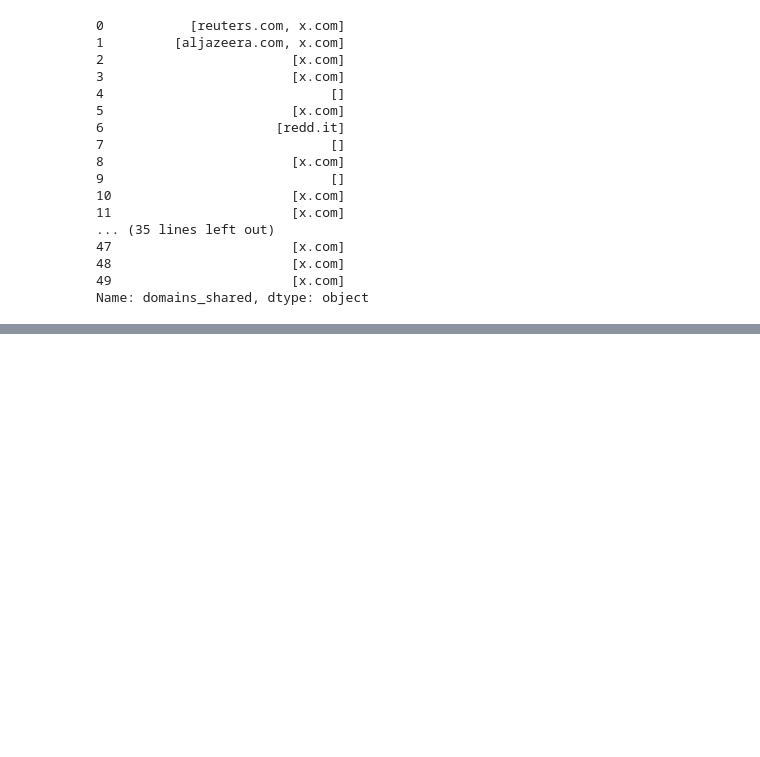
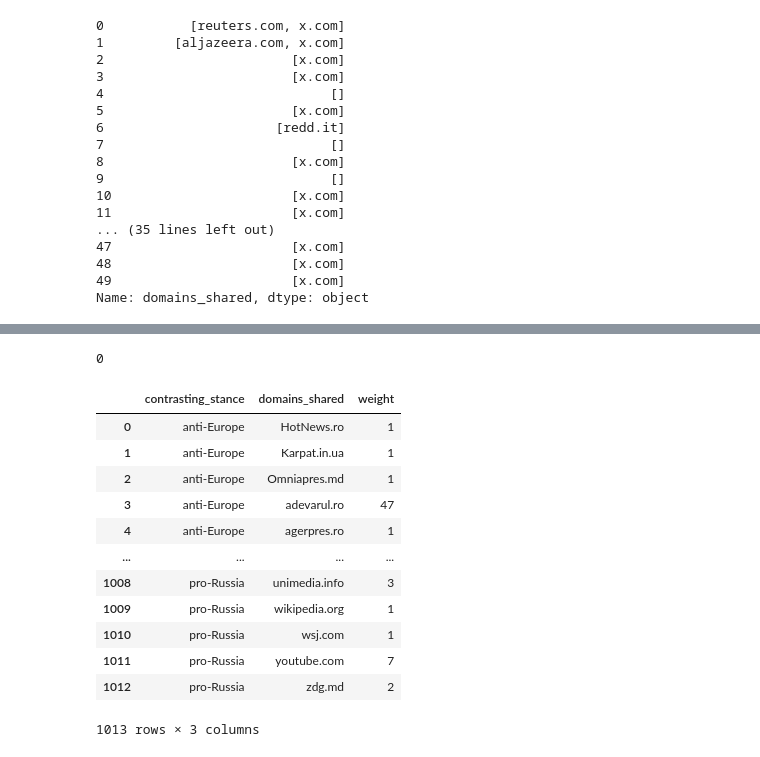
Before and after one commit to edgeslab/moldova-elections, a Jupyter notebook: analysis_OSMAN.ipynb, the cells around one changed output, grey strips where cells are left out. Saved outputs shown, nothing was run; the diff lists cells and outputs as text; code cells hidden in the pictures; blank space fills up the shorter version.

```diff
--- a/analysis_OSMAN.ipynb
+++ b/analysis_OSMAN.ipynb
@@ -4558,0 +4731,22 @@ Name: domains_shared, dtype: object
+# %%
+def getContrastingStances(row):
+    stances = []
+    if row['pro-Russia'] == 'yes':
+        stances.append('pro-Russia')
+    if row['anti-Russia'] == 'yes':
+        stances.append('anti-Russia')
+
+    if row['pro-Europe'] == 'yes':
+        stances.append('pro-Europe')
+    if row['anti-Europe'] == 'yes':
+        stances.append('anti-Europe')
+
+    if not stances:
+        return 'neutral'
+    elif len(stances) == 1:
+        return stances[0]
+    else:
+        return ' & '.join(sorted(stances))
+# %%
+# apply to each row
+df_exploded['contrasting_stance'] = df_exploded.apply(getContrastingStances, axis=1)
@@ -4558,0 +4774,34 @@ Name: domains_shared, dtype: object
+# %%
+contasting_stances_df = df_exploded[df_exploded['contrasting_stance'] != 'neutral'].copy()
+# %%
+#contasting_stances_df['contrasting_stance'].value_counts()
+
+# Why doing groupby?
+
+#you’re guaranteed one—and only one—row for each (contrasting_stance, domains_shared) pair. In other words:
+#No duplicate pairs: each combination of stance and domain appears once, with its aggregated count in weight.
+#Unique indices: mapping those stances → row-indices and domains → col-indices will give you a one-to-one mapping from each table row to a unique (row, col, weight) triplet.
+stance_domain_table = contasting_stances_df.groupby(['contrasting_stance', 'domains_shared']).size().reset_index(name='weight')
+
+# how many have weight = 0?
+count_zero_weights = stance_domain_table[stance_domain_table['weight'] == 0]['weight'].count()
+
+count_zero_weights
+# %% [output]
+0
+# %%
+stance_domain_table
+# %% [output]
+|  | contrasting_stance | domains_shared | weight |
+| 0 | anti-Europe | HotNews.ro | 1 |
+| 1 | anti-Europe | Karpat.in.ua | 1 |
+| 2 | anti-Europe | Omniapres.md | 1 |
+| 3 | anti-Europe | adevarul.ro | 47 |
+| 4 | anti-Europe | agerpres.ro | 1 |
+| ... | ... | ... | ... |
+| 1008 | pro-Russia | unimedia.info | 3 |
+| 1009 | pro-Russia | wikipedia.org | 1 |
+| 1010 | pro-Russia | wsj.com | 1 |
+| 1011 | pro-Russia | youtube.com | 7 |
+| 1012 | pro-Russia | zdg.md | 2 |
+1013 rows × 3 columns
```
Also changed, not shown: parts of 38 cells of this notebook.
